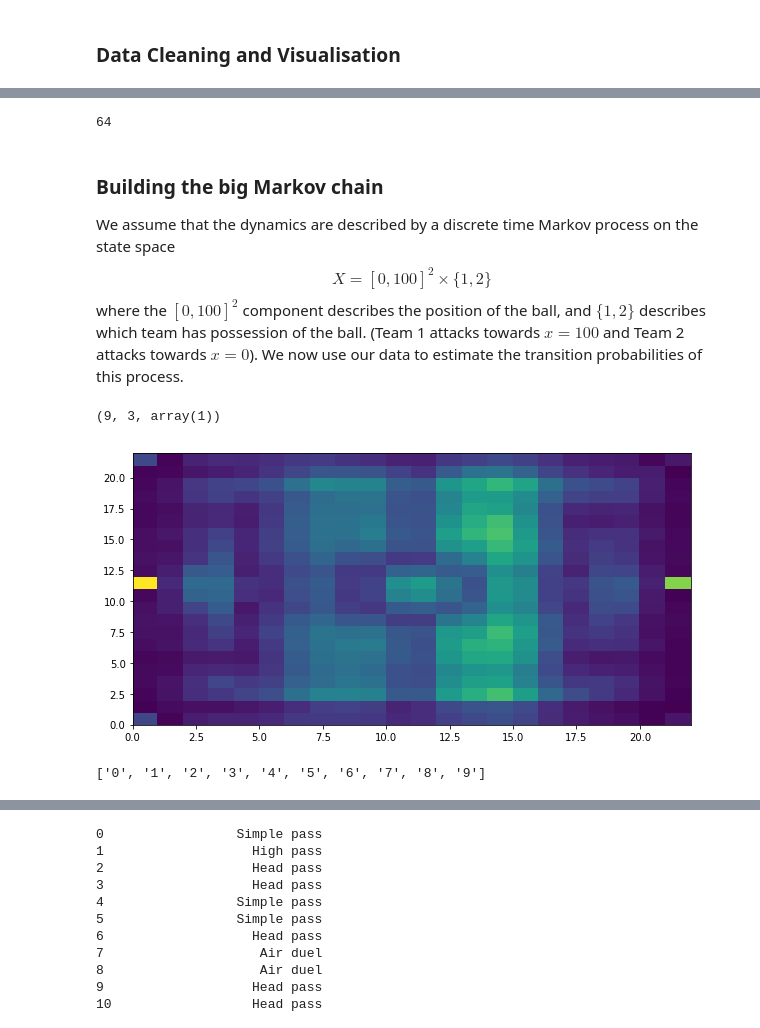
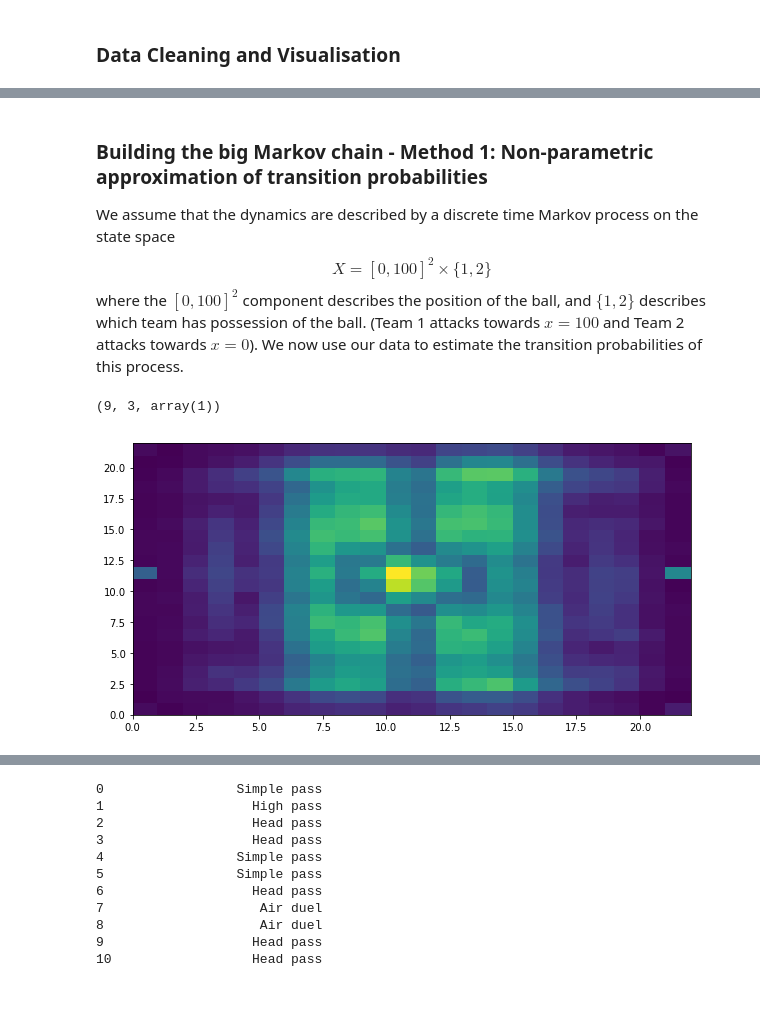
Before and after one commit to gdc17/football-markov-modelling, a Jupyter notebook: football_markov.ipynb, the cells around one changed output, grey strips where cells are left out. Cells and saved outputs as stored; diff of their text form; code cells hidden in the pictures; blank space fills up the shorter version.

```diff
--- a/football_markov.ipynb
+++ b/football_markov.ipynb
@@ -77,9 +61,23 @@ def label_poss(row):
 # %%
 # add new collumns to data frame (takes about 10 mins)
 events['goal'] = events.apply(lambda row: label_goal(row), axis=1)
-events['x_coord'] = events.apply(lambda row: label_x_coord(row), axis=1)
-events['y_coord'] = events.apply(lambda row: label_y_coord(row), axis=1)
-events['possession'] = events.apply(lambda row: label_poss(row), axis=1)
+events['new_col'] = events.apply(lambda row: label_xy_coord_poss(row), axis=1)
+events[['x_coord', 'y_coord', 'poss']] = pd.DataFrame(events['new_col'].tolist())
+events = events.drop('new_col', 1)
+# %%
+# fixing various glitches in the data. Shots going to the corner, goalkicks having the wrong coordinates,...
+events["x_coord"] = events["x_coord"].where((events["x_coord"] !=0) | (events["y_coord"]!=0)
+                                           | (events["subEventName"]=="Corner"), 0)
+events["y_coord"] = events["y_coord"].where((events["x_coord"] !=0) | (events["y_coord"]!=0)
+                                           | (events["subEventName"]=="Corner"), 50)
+events["y_coord"] = events["y_coord"].where((events["x_coord"] !=100) | (events["y_coord"]!=100)
+                                           | (events["subEventName"]=="Corner"), 50)
+events["x_coord"] = events["x_coord"].where((events["eventName"] != "Save attempt")
+                                           | (events["poss"] == 1), 100)
+events["x_coord"] = events["x_coord"].where((events["eventName"] != "Save attempt")
+                                            | (events["poss"] == 2), 0)
+events["y_coord"] = events["y_coord"].where(events["eventName"] != "Save attempt", 50)
+events["x_coord"] = events['x_coord'].where((events['subEventName'] != 'Goal kick') | (events['poss'] == 1),100)
 # %%
 # Plots the time-series of the x coordinate of the ball for a given match
 K = np.random.randint(0, 600000);
@@ -135,15 +99 @@ events[(events["subEventName"]=="Save attempt")]
-# %%
-# there is a glitch in the data where shots go to the 100,100 or 0,0 coordinate.
-# this kinda fixes this as best I can
-events["x_coord"] = events["x_coord"].where((events["x_coord"] !=0) | (events["y_coord"]!=0)
-                                           | (events["subEventName"]=="Corner"), 0)
-events["y_coord"] = events["y_coord"].where((events["x_coord"] !=0) | (events["y_coord"]!=0)
-                                           | (events["subEventName"]=="Corner"), 50)
-events["y_coord"] = events["y_coord"].where((events["x_coord"] !=100) | (events["y_coord"]!=100)
-                                           | (events["subEventName"]=="Corner"), 50)
-events["x_coord"] = events["x_coord"].where((events["eventName"] != "Save attempt")
-                                           | (events["possession"] == 1), 100)
-events["x_coord"] = events["x_coord"].where((events["eventName"] != "Save attempt")
-                                            | (events["possession"] == 2), 0)
-events["y_coord"] = events["y_coord"].where(events["eventName"] != "Save attempt", 50)
 # %%
@@ -170,10 +120,5 @@ events[(events["x_coord"]==0) & (events["y_coord"]==50)]
-# %%
-events[(events["x_coord"] == 100) & (events["y_coord"]==100)]
-events.loc[516].positions[0]['y']
-# %% [output]
-64
 # %% [markdown]
-### Building the big Markov chain
+### Building the big Markov chain - Method 1: Non-parametric approximation of transition probabilities
 We assume that the dynamics are described by a discrete time Markov process on the state space
 $$ X = [0,100]^2\times \{1,2\} $$
 where the $[0,100]^2$ component describes the position of the ball, and $\{1,2\}$ describes which team has possession of the ball. (Team 1 attacks towards $x=100$ and Team 2 attacks towards $x=0$). We now use our data to estimate the transition probabilities of this process.
@@ -200,57 +145,39 @@ unflatten(201)
 # %% [output]
 (9, 3, array(1))
 # %%
-X = flatten(events['x_coord'], events['y_coord'], events['possession'])
+X = flatten(events['x_coord'], events['y_coord'], events['poss'])
 states = np.linspace(0,2*num**2 - 1,2*num**2)
 P = dtmc.fitting.fit_walk(fitting_type = 'mle', walk = X,
                          possible_states = states , k = 0)[0]
 # %%
 # Convert each transition function into matrix so it can be visualised
 np.sum(P[0,:])
 # function plotting the probability of the next events in x,y space, summing over possession
 Pn = np.linalg.matrix_power(P,3)
 def P_vis(x,y,p):
     k = flatten(x,y,p)
     P_vis = np.zeros((num,num))
     for j in range(len(P)):
         x0,y0,p = unflatten(j)
         P_vis[int(x0), int(y0)] += Pn[k,j]
     return P_vis
 
 # function plotting the probability of dispossesion as a function of x,y
 def P_pos(p, p_bar):
     P_pos = np.zeros((num,num))
     for i in range(len(P)):
         x0, y0, p0 = unflatten(i)
         for j in range(len(P)):
             x1, y1, p1 = unflatten(j)
             if (p0 == p) and (p1 == p_bar):
                 P_pos[int(x0), int(y0)] += P[i,j]
     return P_pos
 
 
 plt.figure(figsize=(10,5))
-plt.pcolor(P_vis(100,50,1).T);
+plt.pcolor(P_vis(40,50,1).T);
 #plt.figure(figsize=(10,5))
 #plt.pcolor(P_pos(2,2).T);
 #np.max(P_pos(2,2))
 # %% [output]
-[figure, old version]
+[figure, new version]
-# %%
-# Testing the use of py.dtmc library functions
-P1 = np.array([[0.3, 0.0, 0.7],
-              [0.1, 0.7, 0.2],
-              [0.0, 0.5, 0.5]])
-X1 = dtmc.MarkovChain(P1)
-x1 = [1,1,2,0,1,2,2,1,1,0]
-Y1 = dtmc.fitting.fit_walk(fitting_type = 'mle', possible_states = ['0','1','2'], walk = x1, k=0)
-Y1 = dtmc.MarkovChain(Y1[0], ['1','2','Ge'] )
-
-def S_N(N):
-    S_N = []
-    for i in range(N):
-        S_N.append(str(i))
-    return S_N
-S_N(10)
-# %% [output]
-['0', '1', '2', '3', '4', '5', '6', '7', '8', '9']
```
Also changed, not shown: parts of 20 cells of this notebook.
